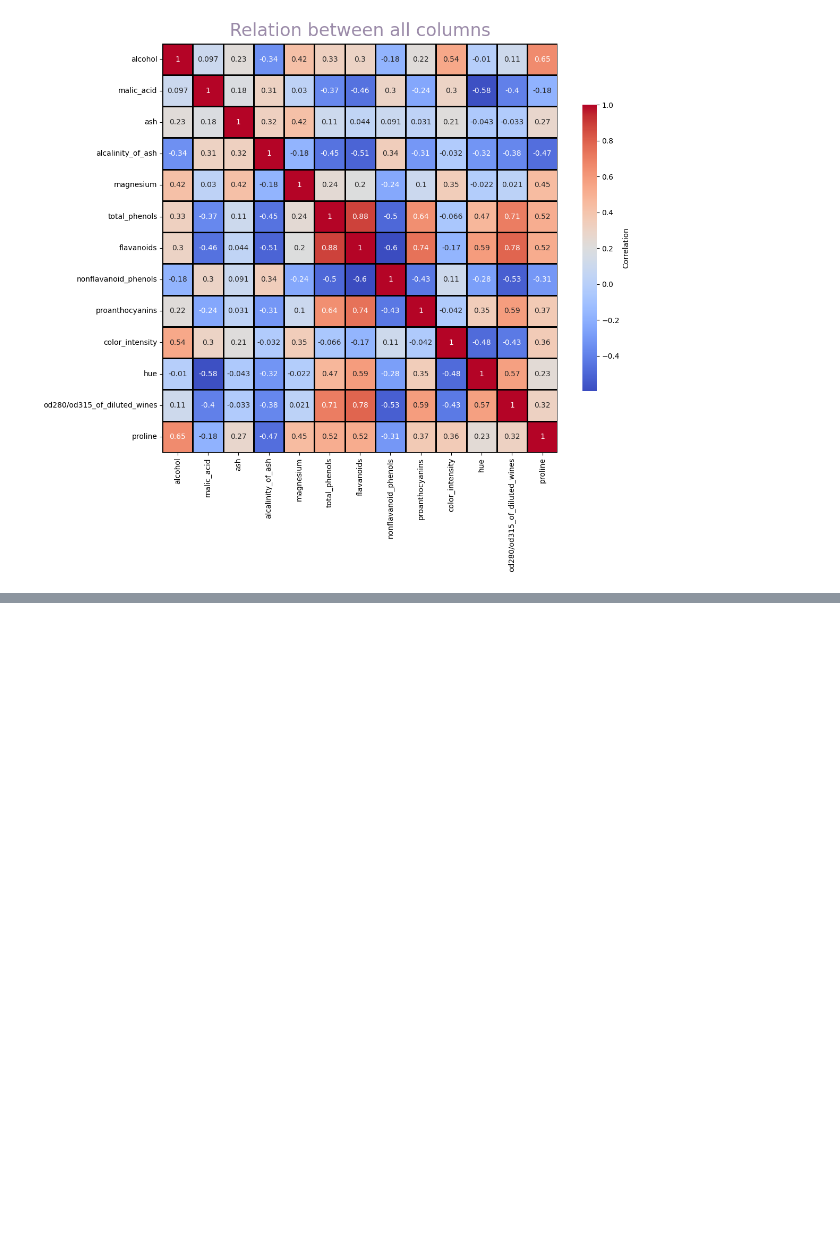
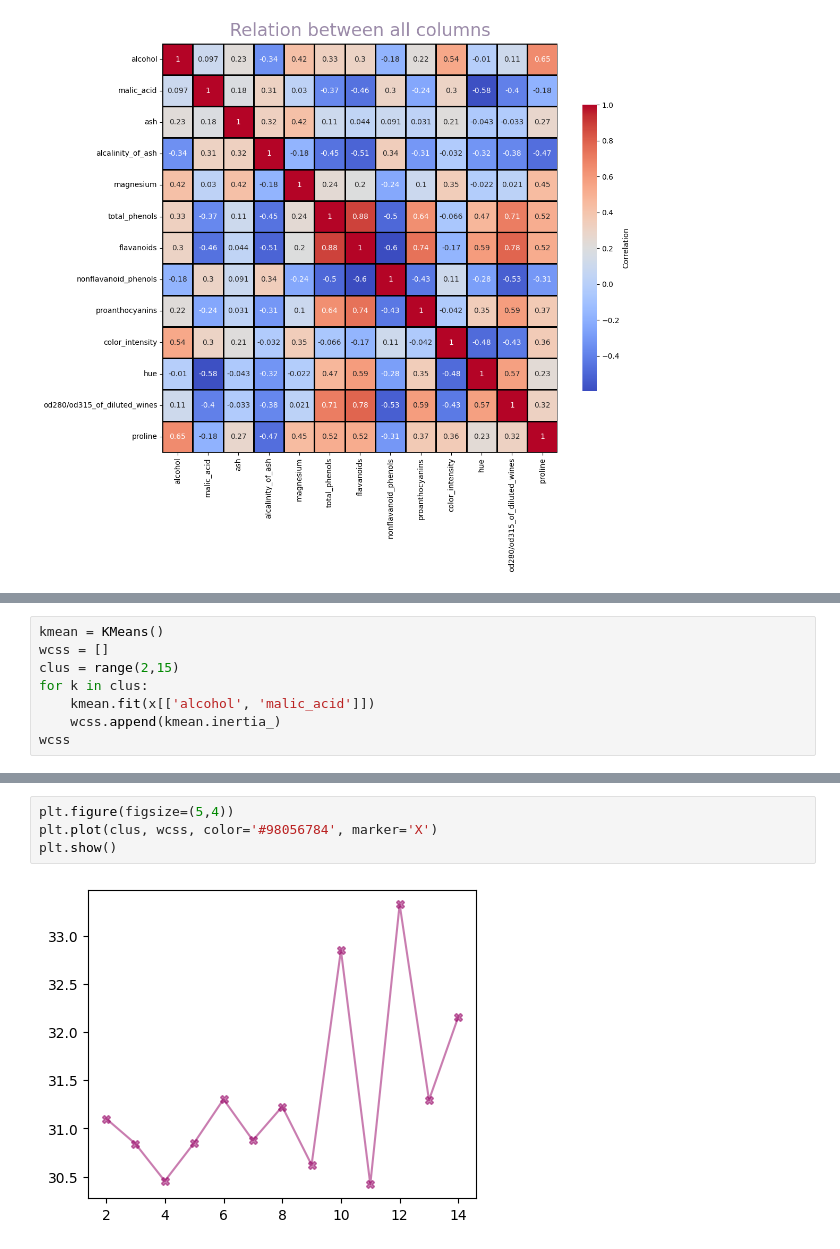
Before and after one commit to Md-Maruf-1727/Machine-Learning-Algorithms, a Jupyter notebook: Unsupervised/K Means Clustering/on wine dataset/code.ipynb, the cells around one changed output, grey strips where cells are left out. Drawn from its saved outputs; the diff is of its cells as text; blank space fills up the shorter version.

```diff
--- a/Unsupervised/K Means Clustering/on wine dataset/code.ipynb
+++ b/Unsupervised/K Means Clustering/on wine dataset/code.ipynb
@@ -308,0 +318,8 @@ plt.show()
+# %%
+kmean = KMeans()
+wcss = []
+clus = range(2,15)
+for k in clus:
+    kmean.fit(x[['alcohol', 'malic_acid']])
+    wcss.append(kmean.inertia_)
+wcss
@@ -308,0 +340,6 @@ plt.show()
+# %%
+plt.figure(figsize=(5,4))
+plt.plot(clus, wcss, color='#98056784', marker='X')
+plt.show()
+# %% [output]
+[figure, added]
```
Also changed, not shown: parts of 8 cells of this notebook.
